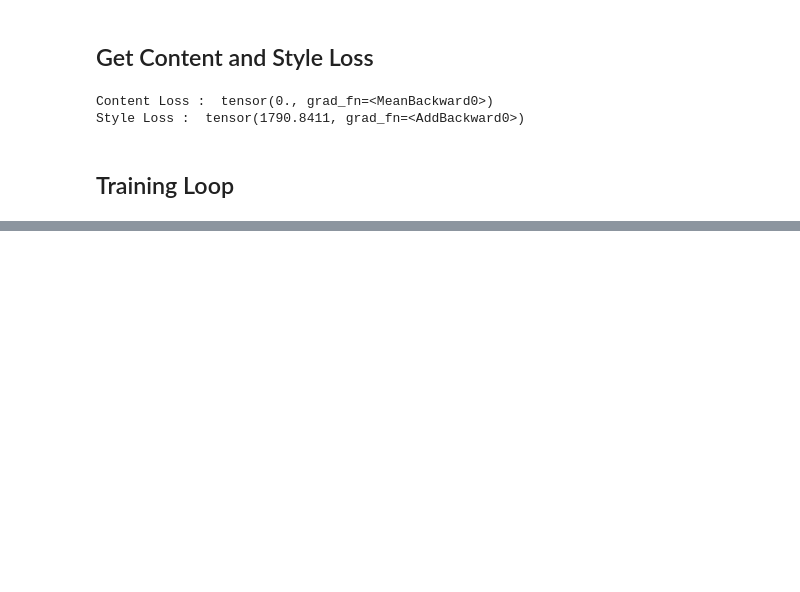
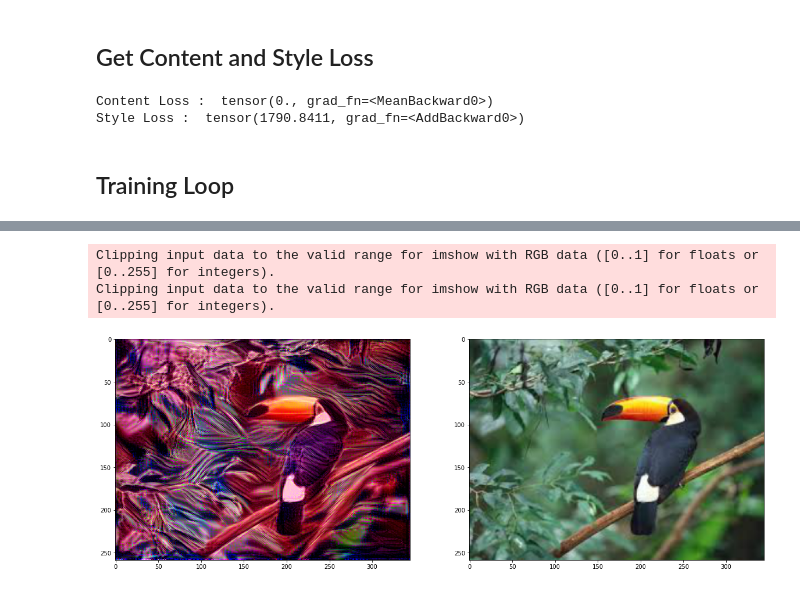
Before and after one commit to Shreyasi2002/Neural_Style_Transfer, a Jupyter notebook: Neural Style Transfer.ipynb, the cells around one changed output, grey strips where cells are left out. Cells and saved outputs as stored; diff of their text form; code cells hidden in the pictures; blank space fills up the shorter version.

```diff
--- a/Neural Style Transfer.ipynb
+++ b/Neural Style Transfer.ipynb
@@ -286,7 +300,12 @@ plt.show()
 # %%
 target_copy = deprocess(target.detach())
 content_copy = deprocess(content_pre)
 
-fig, (ax1, ax2) = plt.subplots(1, 2, figsize = (10, 5))
+fig, (ax1, ax2) = plt.subplots(1, 2, figsize = (20, 20))
 ax1.imshow(target_copy)
 ax2.imshow(content_copy)
+plt.savefig('./Outputs/output7.jpg')
+# %% [output]
+Clipping input data to the valid range for imshow with RGB data ([0..1] for floats or [0..255] for integers).
+Clipping input data to the valid range for imshow with RGB data ([0..1] for floats or [0..255] for integers).
+[figure, added]
```
Also changed, not shown: parts of 2 cells of this notebook.
